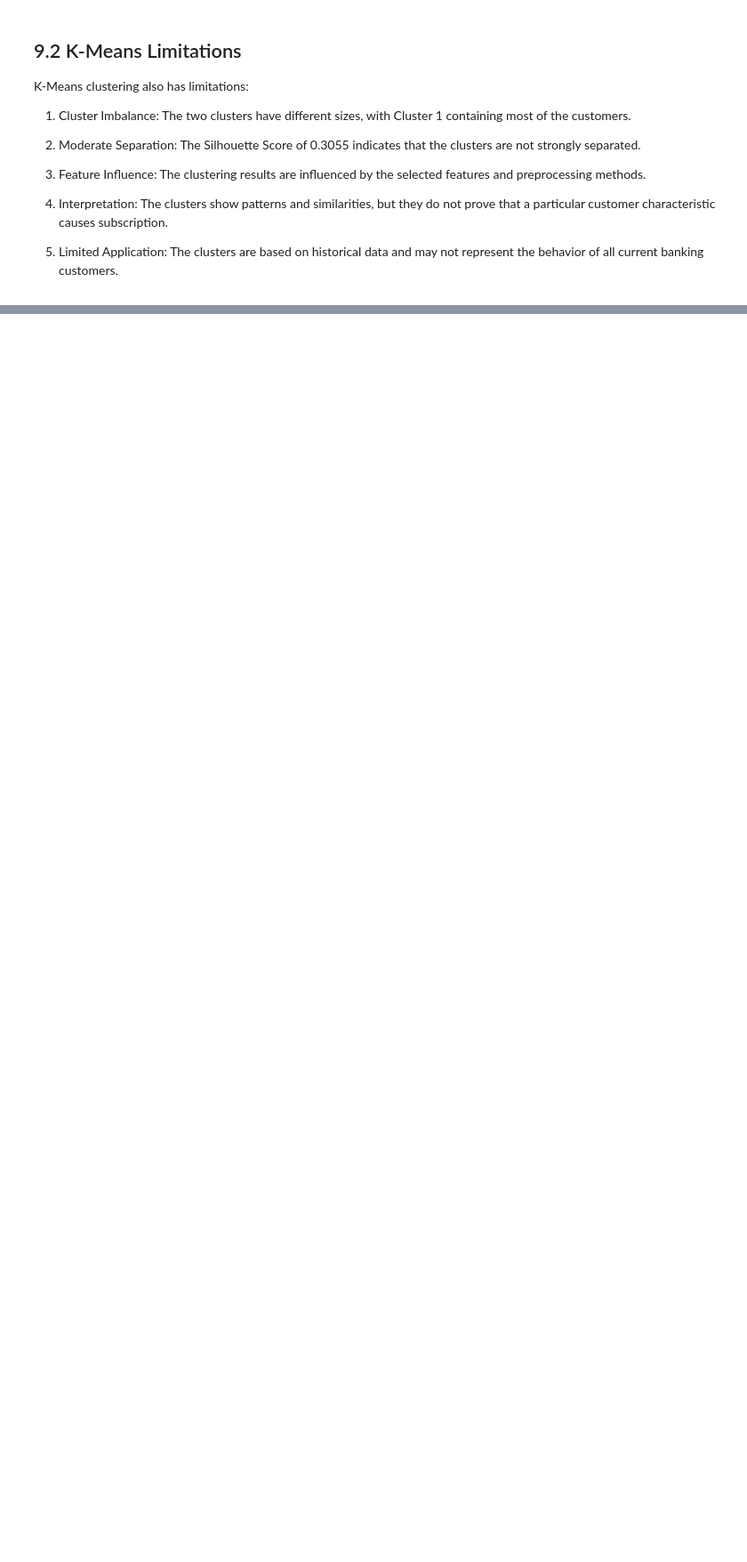
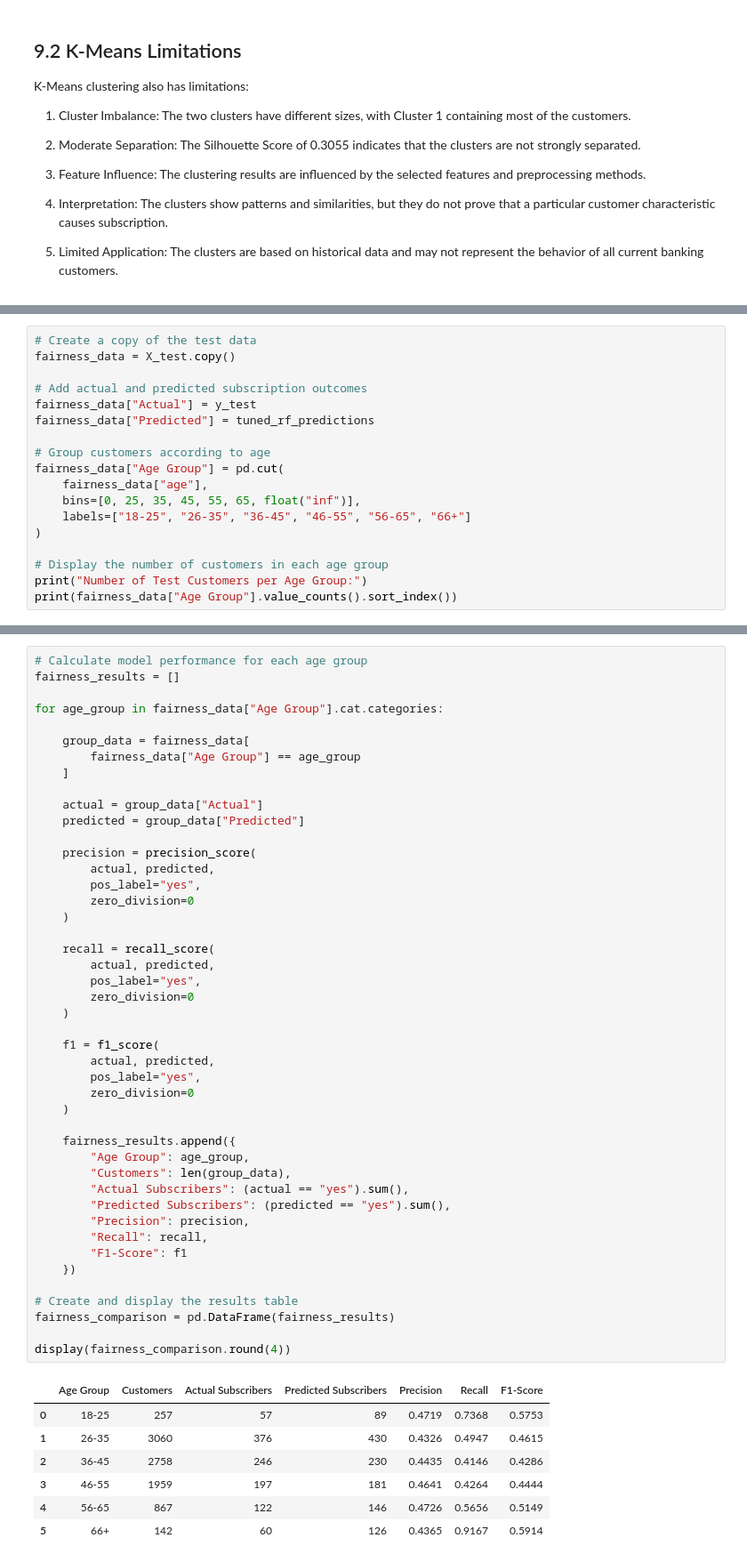
Before and after one commit to jw-mc/mac-1-finals, a Jupyter notebook: BankReach_Project.ipynb, the cells around one changed output, grey strips where cells are left out. Shown at 89% size. Cells and saved outputs as stored; diff of their text form; blank space fills up the shorter version.

```diff
--- a/BankReach_Project.ipynb
+++ b/BankReach_Project.ipynb
@@ -1540,0 +1603,18 @@ K-Means clustering also has limitations:
+# %%
+# Create a copy of the test data
+fairness_data = X_test.copy()
+
+# Add actual and predicted subscription outcomes
+fairness_data["Actual"] = y_test
+fairness_data["Predicted"] = tuned_rf_predictions
+
+# Group customers according to age
+fairness_data["Age Group"] = pd.cut(
+    fairness_data["age"],
+    bins=[0, 25, 35, 45, 55, 65, float("inf")],
+    labels=["18-25", "26-35", "36-45", "46-55", "56-65", "66+"]
+)
+
+# Display the number of customers in each age group
+print("Number of Test Customers per Age Group:")
+print(fairness_data["Age Group"].value_counts().sort_index())
@@ -1540,0 +1631,53 @@ K-Means clustering also has limitations:
+# %%
+# Calculate model performance for each age group
+fairness_results = []
+
+for age_group in fairness_data["Age Group"].cat.categories:
+
+    group_data = fairness_data[
+        fairness_data["Age Group"] == age_group
+    ]
+
+    actual = group_data["Actual"]
+    predicted = group_data["Predicted"]
+
+    precision = precision_score(
+        actual, predicted,
+        pos_label="yes",
+        zero_division=0
+    )
+
+    recall = recall_score(
+        actual, predicted,
+        pos_label="yes",
+        zero_division=0
+    )
+
+    f1 = f1_score(
+        actual, predicted,
+        pos_label="yes",
+        zero_division=0
+    )
+
+    fairness_results.append({
+        "Age Group": age_group,
+        "Customers": len(group_data),
+        "Actual Subscribers": (actual == "yes").sum(),
+        "Predicted Subscribers": (predicted == "yes").sum(),
+        "Precision": precision,
+        "Recall": recall,
+        "F1-Score": f1
+    })
+
+# Create and display the results table
+fairness_comparison = pd.DataFrame(fairness_results)
+
+display(fairness_comparison.round(4))
+# %% [output]
+|  | Age Group | Customers | Actual Subscribers | Predicted Subscribers | Precision | Recall | F1-Score |
+| 0 | 18-25 | 257 | 57 | 89 | 0.4719 | 0.7368 | 0.5753 |
+| 1 | 26-35 | 3060 | 376 | 430 | 0.4326 | 0.4947 | 0.4615 |
+| 2 | 36-45 | 2758 | 246 | 230 | 0.4435 | 0.4146 | 0.4286 |
+| 3 | 46-55 | 1959 | 197 | 181 | 0.4641 | 0.4264 | 0.4444 |
+| 4 | 56-65 | 867 | 122 | 146 | 0.4726 | 0.5656 | 0.5149 |
+| 5 | 66+ | 142 | 60 | 126 | 0.4365 | 0.9167 | 0.5914 |
```
Also changed, not shown: parts of 10 cells of this notebook.
